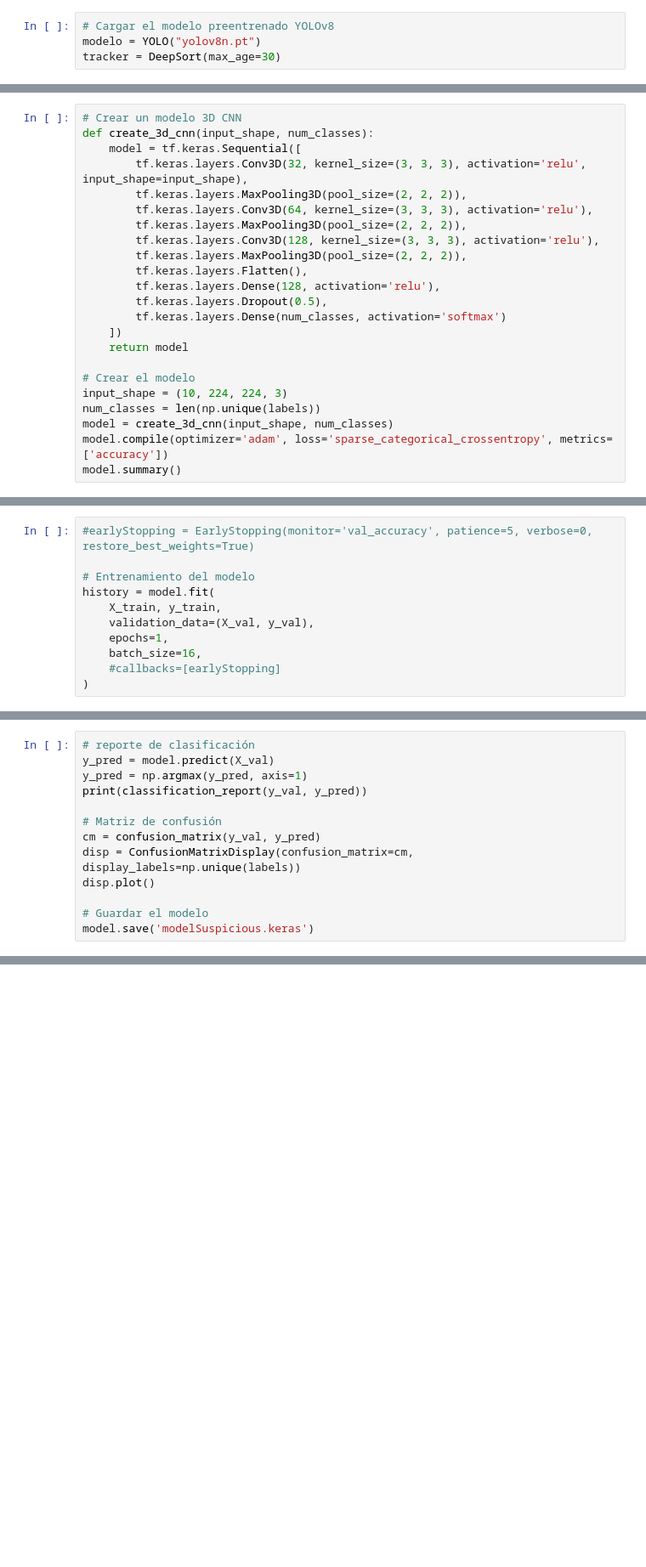
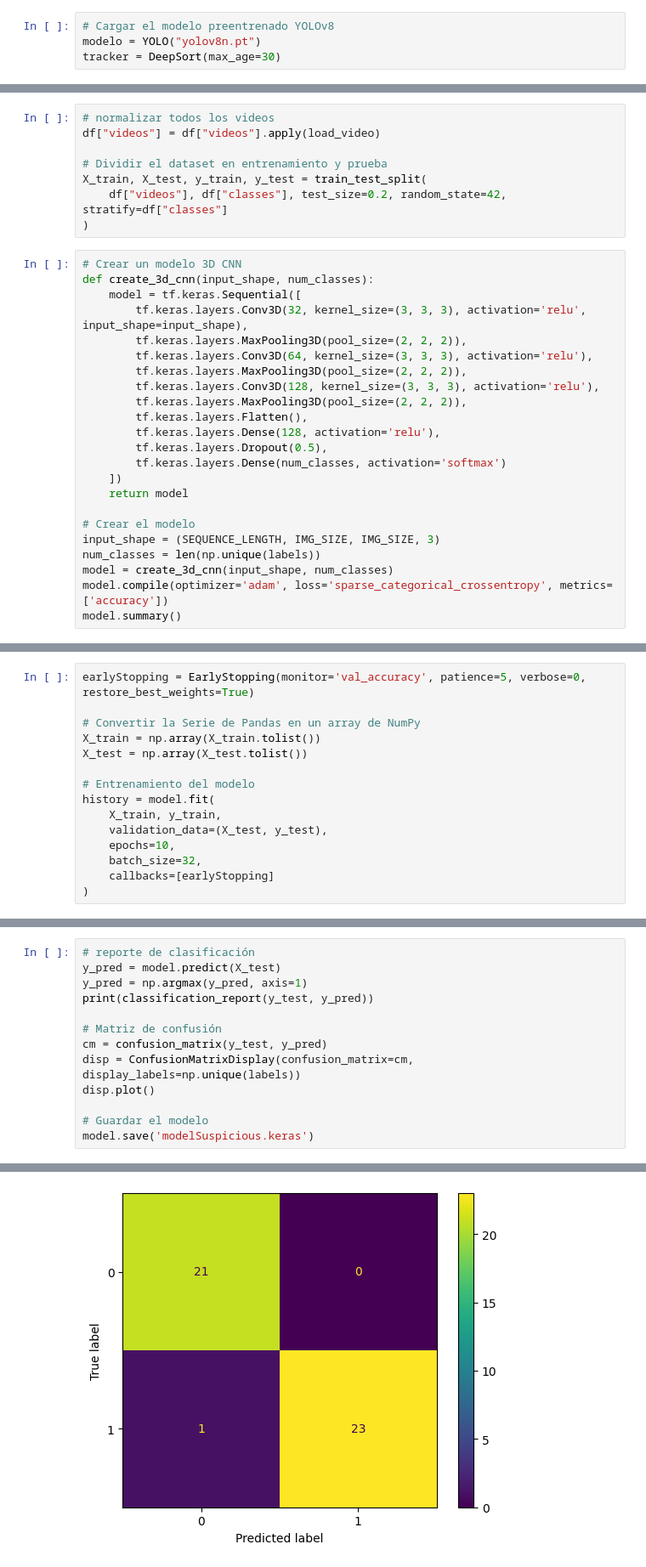
Before and after one commit to valentina0612/AlertGuard, a Jupyter notebook: modeloDeteccion3.ipynb, the cells around one changed output, grey strips where cells are left out. Shown: that part at 85% size. Saved outputs shown, nothing was run; the diff lists cells and outputs as text; blank space fills up the shorter version.

```diff
--- a/modeloDeteccion3.ipynb
+++ b/modeloDeteccion3.ipynb
@@ -209,3 +113,11 @@ val_dataset = dataset.skip(train_size)
+# %%
+# normalizar todos los videos
+df["videos"] = df["videos"].apply(load_video)
+
+# Dividir el dataset en entrenamiento y prueba
+X_train, X_test, y_train, y_test = train_test_split(
+    df["videos"], df["classes"], test_size=0.2, random_state=42, stratify=df["classes"]
+)
 # %%
 # Crear un modelo 3D CNN
 def create_3d_cnn(input_shape, num_classes):
@@ -224,7 +136,7 @@ def create_3d_cnn(input_shape, num_classes):
     return model
 
 # Crear el modelo
-input_shape = (10, 224, 224, 3)
+input_shape = (SEQUENCE_LENGTH, IMG_SIZE, IMG_SIZE, 3)
 num_classes = len(np.unique(labels))
 model = create_3d_cnn(input_shape, num_classes)
 model.compile(optimizer='adam', loss='sparse_categorical_crossentropy', metrics=['accuracy'])
@@ -232,11 +166,15 @@ model.summary()
 # %%
-#earlyStopping = EarlyStopping(monitor='val_accuracy', patience=5, verbose=0, restore_best_weights=True)
+earlyStopping = EarlyStopping(monitor='val_accuracy', patience=5, verbose=0, restore_best_weights=True)
+
+# Convertir la Serie de Pandas en un array de NumPy
+X_train = np.array(X_train.tolist())
+X_test = np.array(X_test.tolist())
 
 # Entrenamiento del modelo
 history = model.fit(
     X_train, y_train,
-    validation_data=(X_val, y_val),
-    epochs=1,
-    batch_size=16,
-    #callbacks=[earlyStopping]
+    validation_data=(X_test, y_test),
+    epochs=10,
+    batch_size=32,
+    callbacks=[earlyStopping]
 )
@@ -247,13 +181,14 @@ print(f"Pérdida: {loss}, Precisión: {accuracy}")
 # %%
 # reporte de clasificación
-y_pred = model.predict(X_val)
+y_pred = model.predict(X_test)
 y_pred = np.argmax(y_pred, axis=1)
-print(classification_report(y_val, y_pred))
+print(classification_report(y_test, y_pred))
 
 # Matriz de confusión
-cm = confusion_matrix(y_val, y_pred)
+cm = confusion_matrix(y_test, y_pred)
 disp = ConfusionMatrixDisplay(confusion_matrix=cm, display_labels=np.unique(labels))
 disp.plot()
 
 # Guardar el modelo
 model.save('modelSuspicious.keras')
+# %% [output]
@@ -259,0 +204 @@ model.save('modelSuspicious.keras')
+[figure, added]
```
Also changed, not shown: parts of 11 cells of this notebook, 1 other file.
